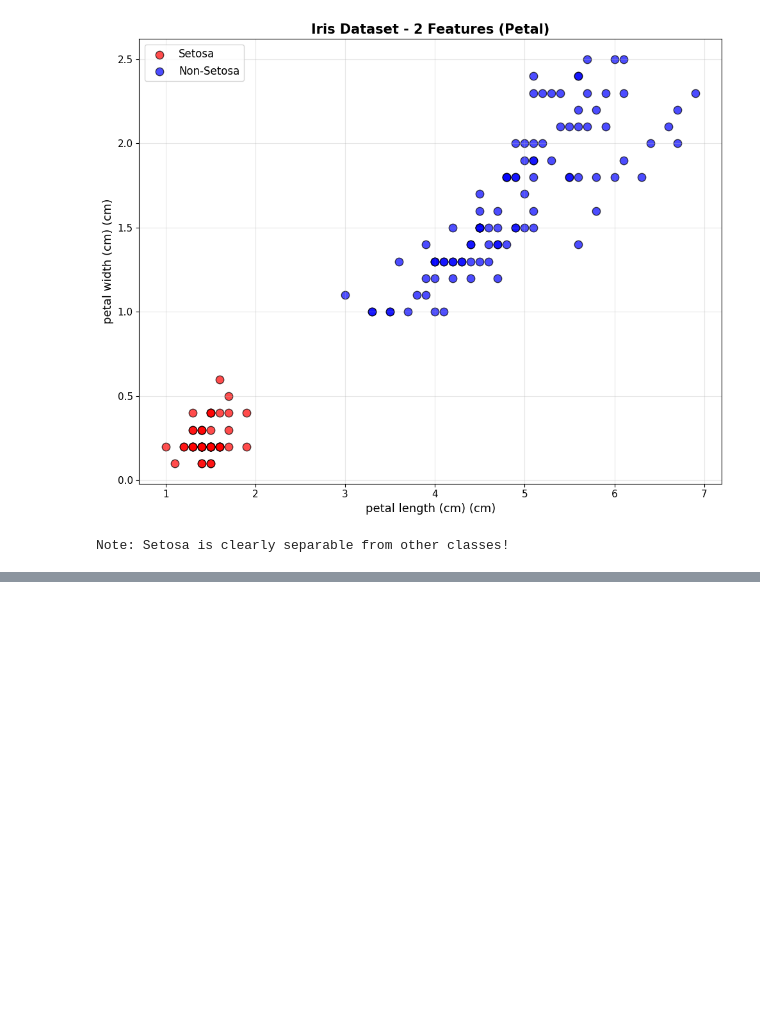
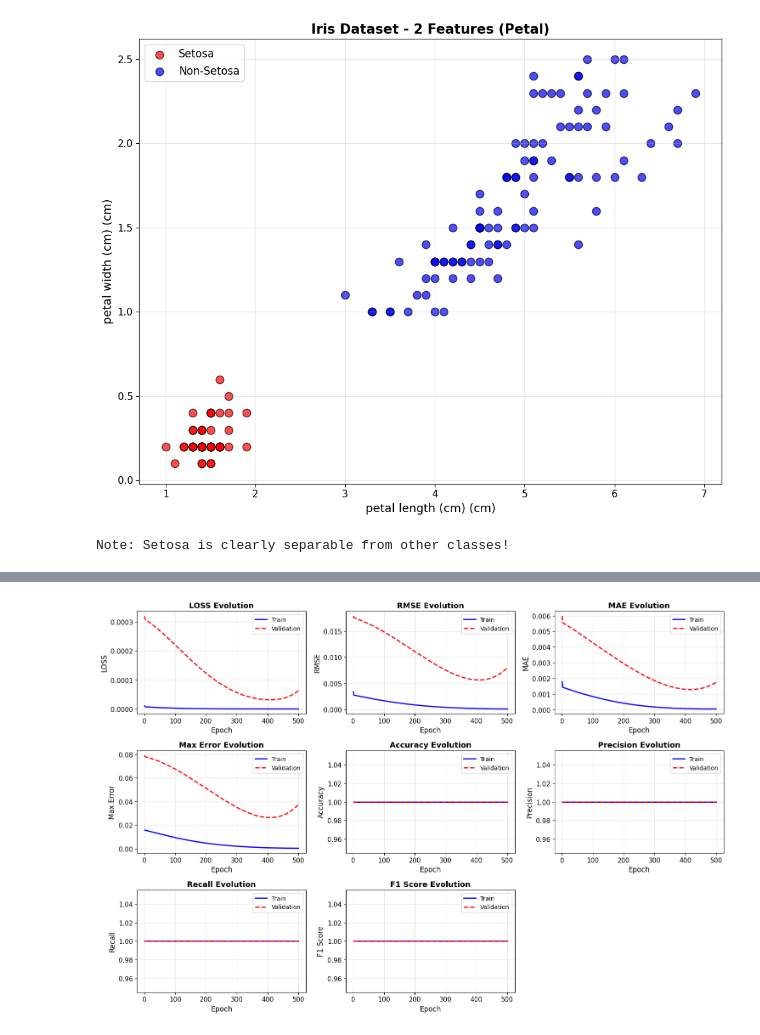
Before and after one commit to 1moi6/pyfuzzy-toolbox, a Jupyter notebook: exemplo.ipynb, the cells around one changed output, grey strips where cells are left out. Cells and saved outputs as stored; diff of their text form; code cells hidden in the pictures; blank space fills up the shorter version.

```diff
--- a/exemplo.ipynb
+++ b/exemplo.ipynb
@@ -281 +230,5 @@ model_cls.plotar_
+# %%
+fg = model_cls.plot_metrics()
+# %% [output]
+[figure, added]
 # %%
```
Also changed, not shown: parts of 17 cells of this notebook, 2 other files.
